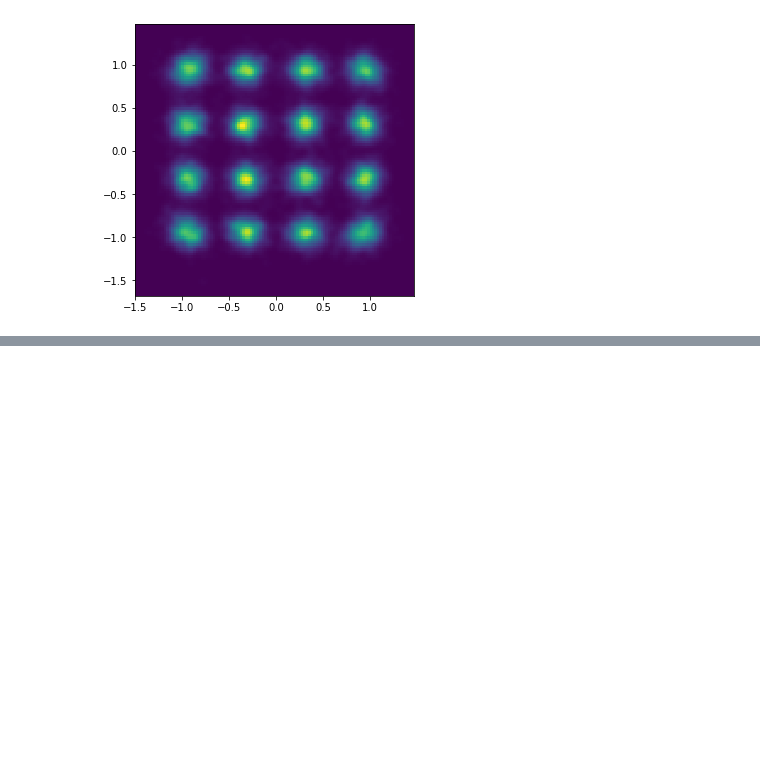
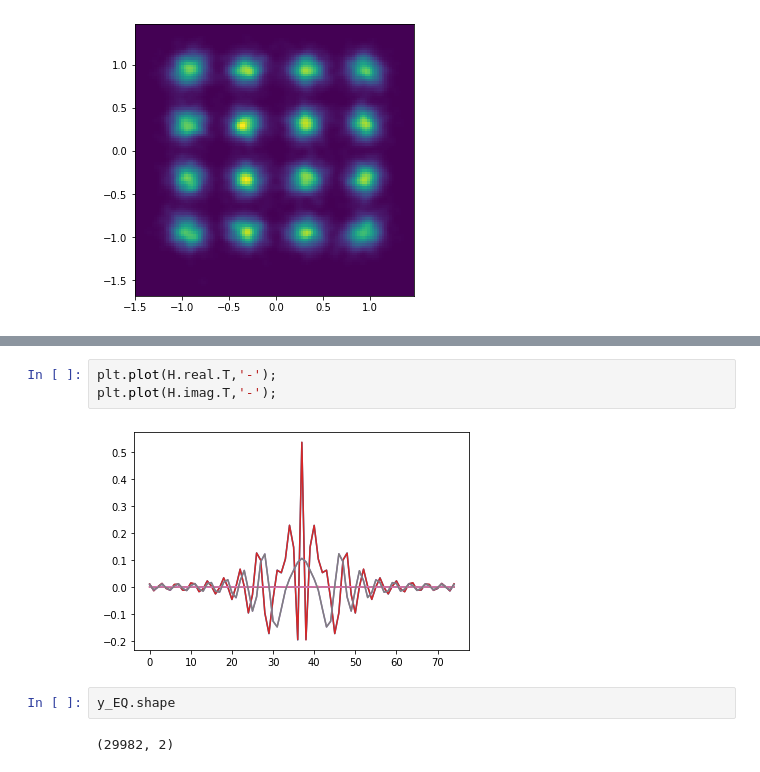
Before and after one commit to edsonportosilva/OptiCommPy, a Jupyter notebook: jupyter notebooks/Coherent WDM systems.ipynb, the cells around one changed output, grey strips where cells are left out. Drawn from its saved outputs; the diff is of its cells as text; blank space fills up the shorter version.

```diff
--- a/jupyter notebooks/Coherent WDM systems.ipynb
+++ b/jupyter notebooks/Coherent WDM systems.ipynb
@@ -649,0 +767,9 @@ plt.pcolormesh(xi, yi, zi.reshape(xi.shape), alpha=1, shading='auto');
+# %%
+plt.plot(H.real.T,'-');
+plt.plot(H.imag.T,'-');
+# %% [output]
+[figure, added]
+# %%
+y_EQ.shape
+# %% [output]
+(29982, 2)
```
Also changed, not shown: parts of 8 cells of this notebook, 1 other file.
